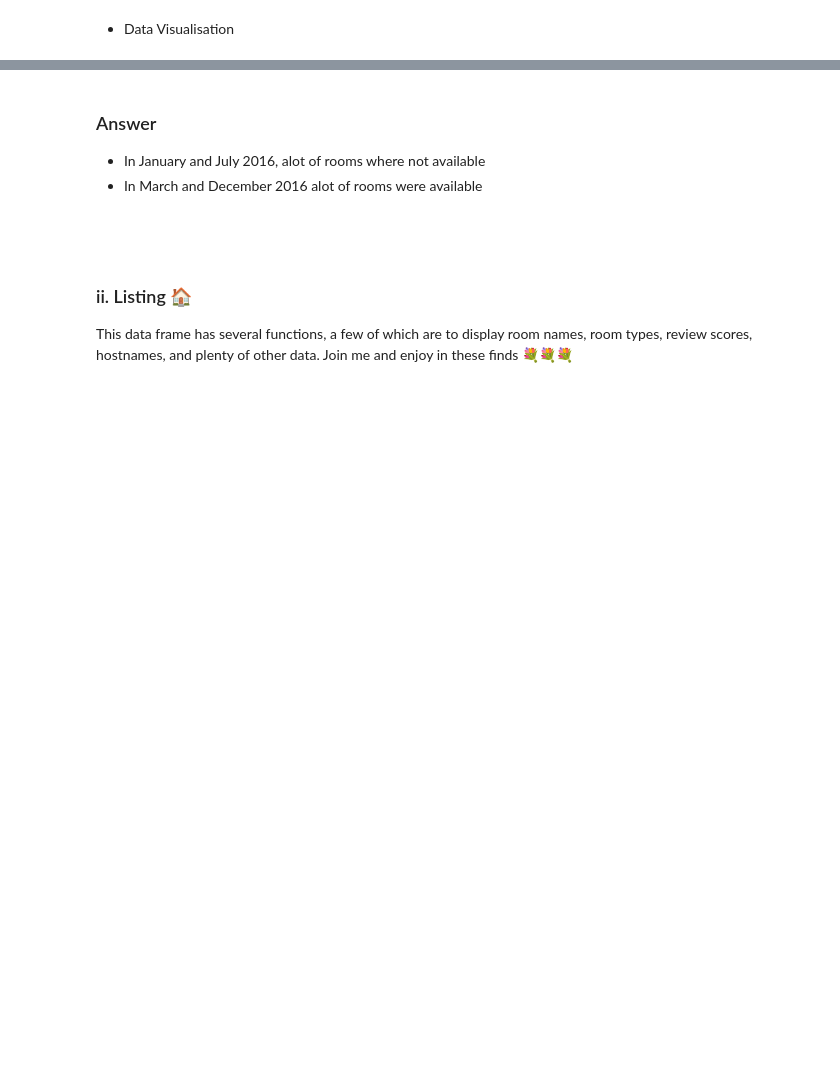
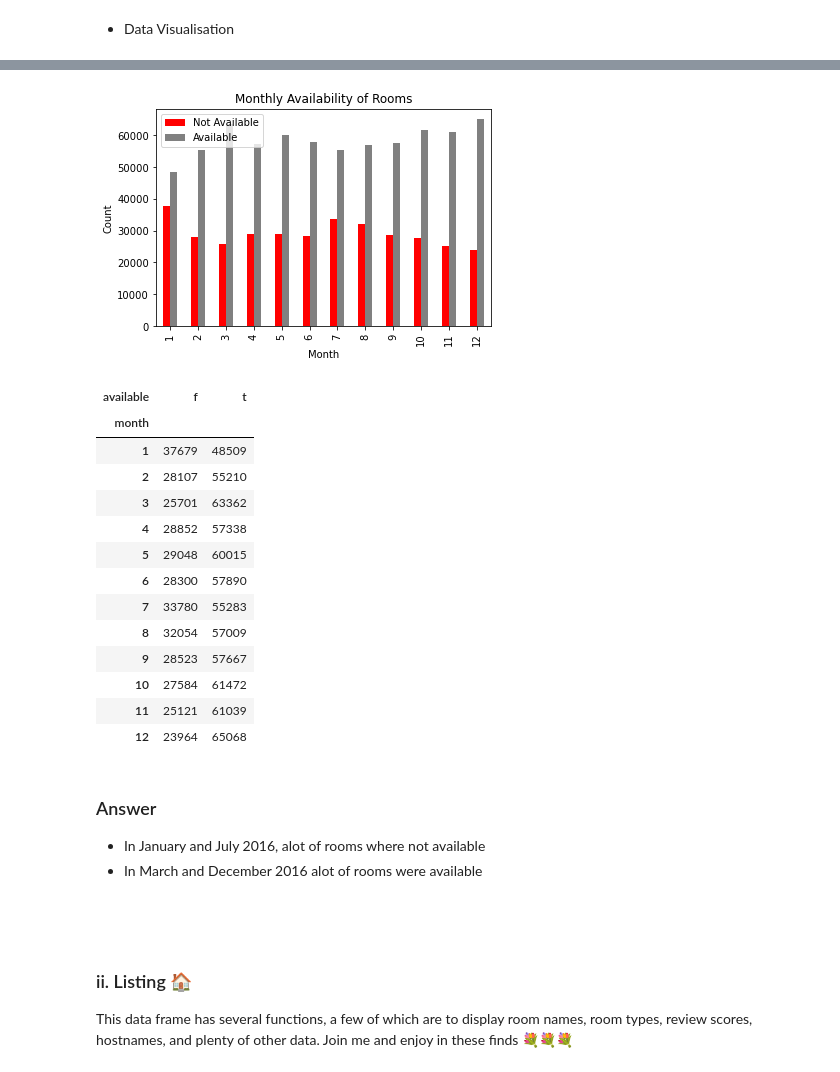
Before and after one commit to mariammartinendoyela/Seattle_Airbnb_Udacity-Project-1, a Jupyter notebook: Seattle Airbnb 10th May 2024_Fn.ipynb, the cells around one changed output, grey strips where cells are left out. Cells and saved outputs as stored; diff of their text form; code cells hidden in the pictures; blank space fills up the shorter version.

```diff
--- a/Seattle Airbnb 10th May 2024.ipynb
+++ b/Seattle Airbnb 10th May 2024_Fn.ipynb
@@ -215,3 +188,57 @@ plt.show()
+# %%
+##To add the `return` statement to the `visualize_monthly_availability` function and return the `df_grouped` DataFrame, you can modify the function as follows:
+
+def visualize_monthly_availability(seattle_calendar):
+    """
+    Visualizes the monthly availability of rooms based on the input calendar data.
+
+    Args:
+    - seattle_calendar (DataFrame): The input DataFrame containing calendar data.
+
+    Returns:
+    - df_grouped (DataFrame): The grouped DataFrame representing the monthly availability of rooms.
+
+    """
+    # Filter the data frame to include only the relevant columns and convert the "date" column to a datetime format
+    seattle_calendar['date'] = pd.to_datetime(seattle_calendar['date'])
+    df = seattle_calendar[['date', 'available']]
+
+    # Create a new column to represent the month
+    df['month'] = df['date'].dt.month
+
+    # Group the data by month and availability, and count the number of occurrences
+    df_grouped = df.groupby(['month', 'available']).size().unstack()
+
+    # Define custom colors for the bars
+    colors = ['#FF0000', '#808080']  # Red for "Not Available", Green for "Available"
+
+    # Plot the grouped bar graph with custom colors
+    df_grouped.plot(kind='bar', color=colors)
+    plt.xlabel('Month')
+    plt.ylabel('Count')
+    plt.title('Monthly Availability of Rooms')
+    plt.legend(['Not Available', 'Available'])
+    plt.show()
+
+    return df_grouped
+
+visualize_monthly_availability(seattle_calendar)
+# %% [output]
+[figure, added]
+| available | f | t |
+| month |  |  |
+| 1 | 37679 | 48509 |
+| 2 | 28107 | 55210 |
+| 3 | 25701 | 63362 |
+| 4 | 28852 | 57338 |
+| 5 | 29048 | 60015 |
+| 6 | 28300 | 57890 |
+| 7 | 33780 | 55283 |
+| 8 | 32054 | 57009 |
+| 9 | 28523 | 57667 |
+| 10 | 27584 | 61472 |
+| 11 | 25121 | 61039 |
+| 12 | 23964 | 65068 |
 # %% [markdown]
 ### Answer
 
```
Also changed, not shown: parts of 19 cells of this notebook.
